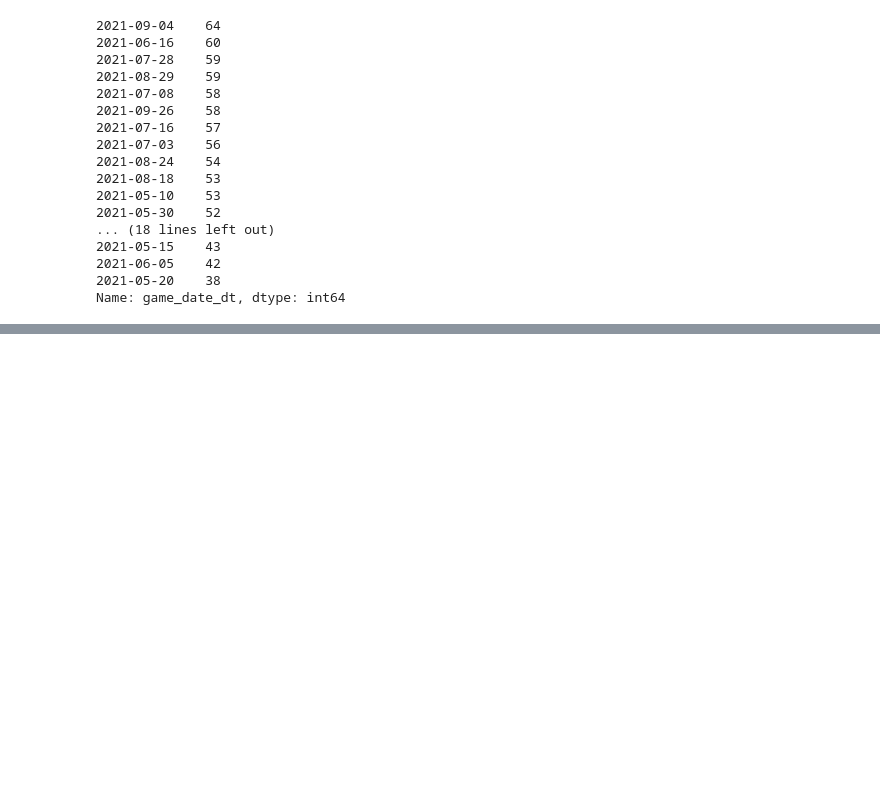
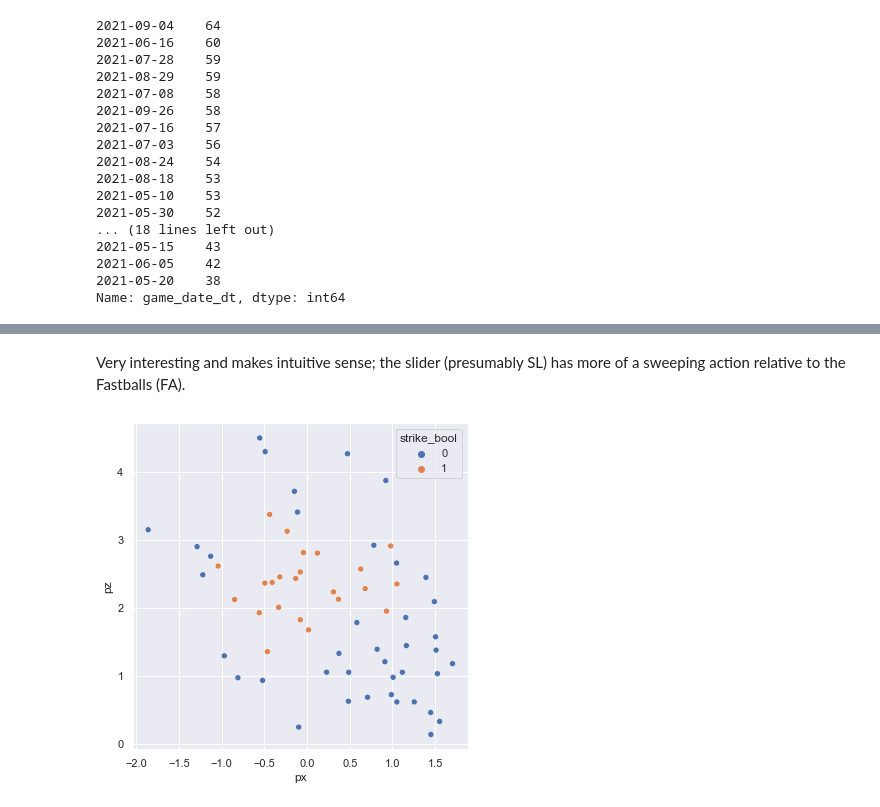
Before and after one commit to werlindo/called-third-strike, a Jupyter notebook: notebooks/02_data_exploration.ipynb, the cells around one changed output, grey strips where cells are left out. Cells and saved outputs as stored; diff of their text form; code cells hidden in the pictures; blank space fills up the shorter version.

```diff
--- a/notebooks/02_data_exploration.ipynb
+++ b/notebooks/02_data_exploration.ipynb
@@ -886,0 +940,7 @@ plt.show()
+# %% [markdown]
+Very interesting and makes intuitive sense; the slider (presumably SL) has more of a sweeping action relative to the Fastballs (FA).
+# %%
+sns.scatterplot(data=pitch_sample_small, x='px', y='pz',hue='strike_bool')
+plt.show()
+# %% [output]
+[figure, added]
```
Also changed, not shown: parts of 66 cells of this notebook, 4 other files.
